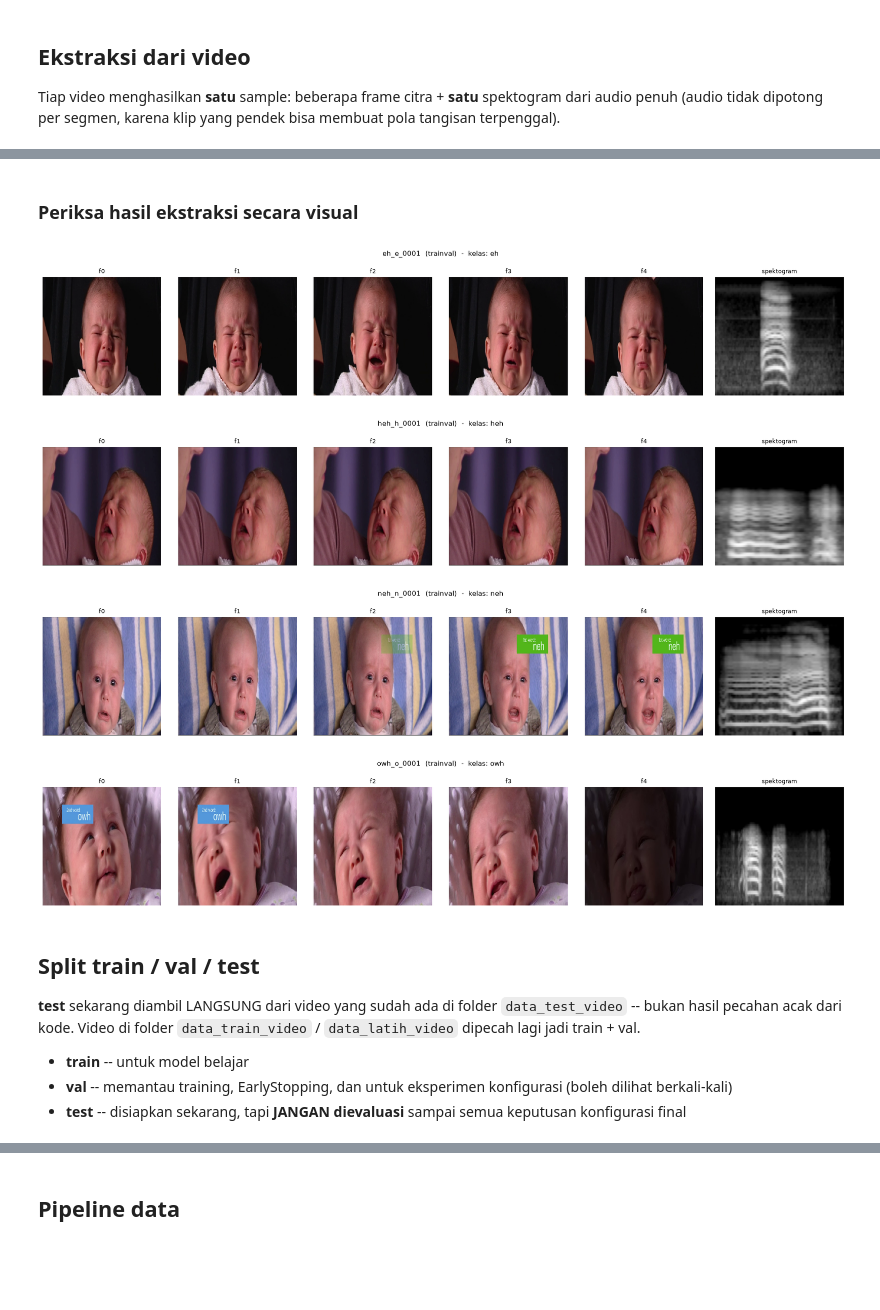
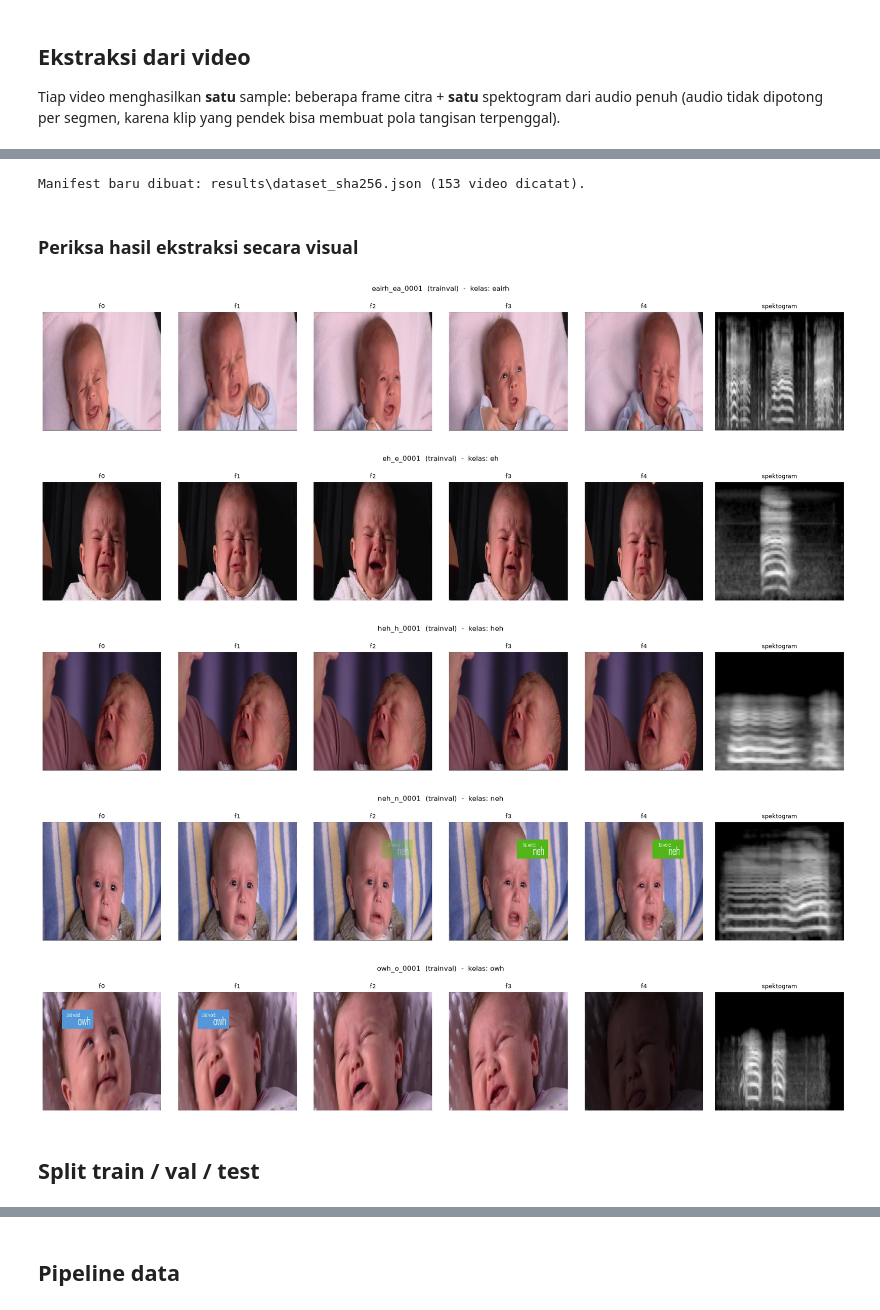
Before and after one commit to Dhamizan/Tangis_Bayi_Resnet, a Jupyter notebook: model_resnet.ipynb, the cells around one changed output, grey strips where cells are left out. Drawn from its saved outputs; the diff is of its cells as text; code cells hidden in the pictures; blank space fills up the shorter version.

```diff
--- a/model_resnet.ipynb
+++ b/model_resnet.ipynb
@@ -39,6 +43,7 @@ FRAME_DIR = os.path.join(WORK_DIR, 'frames')
 SPEC_DIR  = os.path.join(WORK_DIR, 'spectrograms')
 
 BACKBONE = 'resnet'
+POOLING  = 'mean'
 FRAME_SIZE = (224, 224)
 N_CHANNELS = 3
 
@@ -46,17 +51,17 @@ SPEC_SIZE     = (64, 128)
 SPEC_CHANNELS = 1
 
 N_FRAMES_PER_VIDEO = 5
-BATCH_SIZE = 8
+BATCH_SIZE = 64
 EPOCHS     = 100
 SEED       = 42
 
 TRAIN_DIR_NAMES = ['data_train_video']
 TEST_DIR_NAMES  = ['data_test_video']
 
-CLASS_NAMES = ['eh', 'heh', 'neh', 'owh']
+CLASS_NAMES = ['eairh', 'eh', 'heh', 'neh', 'owh']
 N_CLASSES   = len(CLASS_NAMES)
 
-MEANINGS = {'eairh': 'Tidak nyaman perut bawah', 'eh': 'Perlu bersendawa',
+MEANINGS = {'eairh': 'Masuk angin', 'eh': 'Perlu bersendawa',
             'heh': 'Tidak nyaman', 'neh': 'Lapar', 'owh': 'Mengantuk'}
 
 RESULTS_DIR = 'results'
@@ -95,11 +100,10 @@ def extract_video_sample(video_path, frame_prefix, spec_prefix, n_frames=N_FRAME
     S_db = librosa.power_to_db(S, ref=np.max)
     S_db = (S_db - S_db.mean()) / (S_db.std() + 1e-6)     # normalisasi antar video
 
-    # Simpan nilai mel sebagai grayscale (tanpa colormap, tanpa sumbu matplotlib).
-    lo, hi = S_db.min(), S_db.max()
-    pixels = ((S_db - lo) / (hi - lo + 1e-6) * 255).astype(np.uint8)
-    spec_out = f"{spec_prefix}.png"
-    Image.fromarray(np.flipud(pixels)).resize((SPEC_SIZE[1], SPEC_SIZE[0])).save(spec_out)
+    S_resized = cv2.resize(S_db.astype(np.float32), (SPEC_SIZE[1], SPEC_SIZE[0]),
+                           interpolation=cv2.INTER_LINEAR)
+    spec_out = f"{spec_prefix}.npy"
+    np.save(spec_out, np.flipud(S_resized).copy())
 
     # Beberapa frame tersebar merata di sepanjang durasi video
     cap = cv2.VideoCapture(video_path)
@@ -162,7 +166,8 @@ for class_name in CLASS_NAMES:
             samples.append({'frame_paths': frame_paths, 'spec_path': spec_path,
                             'label': CLASS_NAMES.index(class_name),
                             'video_id': f"{class_name}_{stem}",
-                            'origin': origin})
+                            'origin': origin,
+                            'source_path': str(video_path)})   # [BARU] untuk hash-check integritas dataset
 
 df_samples = pd.DataFrame(samples)
 print(f"\nTotal: {len(df_samples)} video = {len(df_samples)} sample\n")
@@ -184,42 +197,68 @@ owh        7        28
+# %%
+import hashlib
+
+def sha256_of(path, chunk_size=1 << 20):
+    h = hashlib.sha256()
+    with open(path, 'rb') as f:
+        for chunk in iter(lambda: f.read(chunk_size), b''):
+            h.update(chunk)
+    return h.hexdigest()
+
+hash_manifest_path = os.path.join(RESULTS_DIR, 'dataset_sha256.json')
+current_hashes = {row['video_id']: sha256_of(row['source_path']) for _, row in df_samples.iterrows()}
+
+if os.path.exists(hash_manifest_path):
+    recorded_hashes = json.load(open(hash_manifest_path))
+    mismatched = [vid for vid, h in current_hashes.items()
+                  if vid in recorded_hashes and recorded_hashes[vid] != h]
+    missing    = [vid for vid in recorded_hashes if vid not in current_hashes]
+    new_videos = [vid for vid in current_hashes if vid not in recorded_hashes]
+    assert not mismatched, f"Dataset berubah dari run sebelumnya, video ini beda isinya: {mismatched}"
+    if missing:
+        print(f"Perhatian, {len(missing)} video di manifest lama sudah tidak ada lagi: {missing}")
+    if new_videos:
+        print(f"Ada {len(new_videos)} video baru dibanding manifest lama (akan ditambahkan): {new_videos}")
+        recorded_hashes.update(current_hashes)
+        json.dump(recorded_hashes, open(hash_manifest_path, 'w'), indent=2)
+    print(f"OK -- {len(current_hashes)} video diverifikasi identik dengan manifest sebelumnya.")
+else:
+    json.dump(current_hashes, open(hash_manifest_path, 'w'), indent=2)
+    print(f"Manifest baru dibuat: {hash_manifest_path} ({len(current_hashes)} video dicatat).")
+# %% [output]
+Manifest baru dibuat: results\dataset_sha256.json (153 video dicatat).
 # %% [markdown]
 ### Periksa hasil ekstraksi secara visual
 # %%
 def preview_sample(row):
     """Tampilkan semua frame + spektogram dari satu video."""
     n = len(row['frame_paths'])
     fig, axes = plt.subplots(1, n + 1, figsize=(3 * (n + 1), 3.4))
     for i, p in enumerate(row['frame_paths']):
         axes[i].imshow(plt.imread(p))
         axes[i].set_title(f"f{i}", fontsize=9)
         axes[i].axis('off')
 
-    axes[-1].imshow(plt.imread(row['spec_path']), cmap='gray', aspect='auto')
+    spec_array = np.load(row['spec_path'])   # [FIX] sekarang .npy, bukan gambar
+    axes[-1].imshow(spec_array, cmap='gray', aspect='auto')
     axes[-1].set_title('spektogram', fontsize=9)
     axes[-1].axis('off')
 
     fig.suptitle(f"{row['video_id']}  ({row['origin']})  -  kelas: {CLASS_NAMES[row['label']]}", fontsize=11)
     plt.tight_layout(); plt.show()
 
 # Tampilkan satu contoh dari tiap kelas
 for label in range(N_CLASSES):
     subset = df_samples[df_samples['label'] == label]
     if len(subset):
         preview_sample(subset.iloc[0])
 # %% [output]
-[figure, old version]
+[figure, new version]
-[figure, old version]
+[figure, new version]
-[figure, old version]
+[figure, new version]
-[figure, old version]
+[figure, new version]
+[figure, added]
 # %% [markdown]
 ## Split train / val / test
-
-**test** sekarang diambil LANGSUNG dari video yang sudah ada di folder `data_test_video` --
-bukan hasil pecahan acak dari kode. Video di folder `data_train_video` / `data_latih_video`
-dipecah lagi jadi train + val.
-
-- **train** -- untuk model belajar
-- **val** -- memantau training, EarlyStopping, dan untuk eksperimen konfigurasi (boleh dilihat berkali-kali)
-- **test** -- disiapkan sekarang, tapi **JANGAN dievaluasi** sampai semua keputusan konfigurasi final
 # %%
 from sklearn.model_selection import GroupShuffleSplit
 
```
Also changed, not shown: parts of 14 cells of this notebook, 24 other files.
